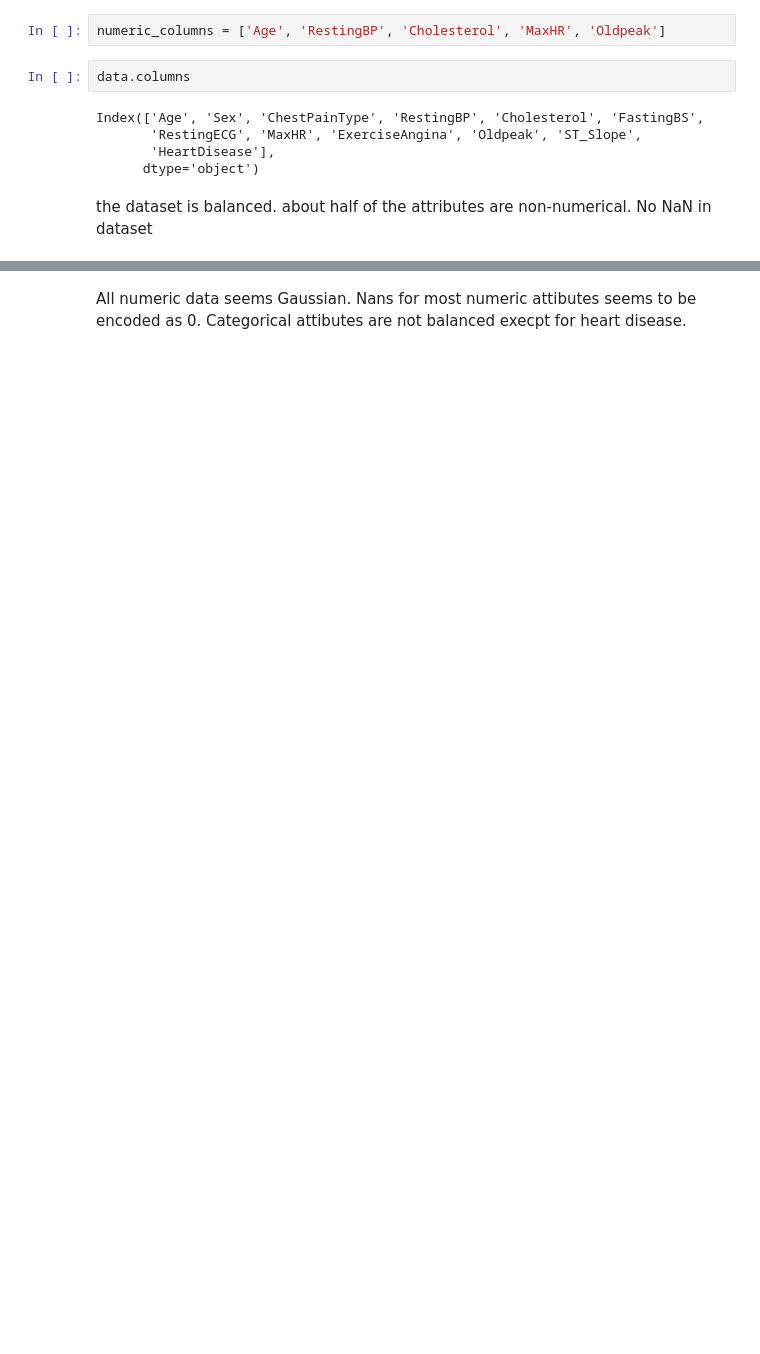
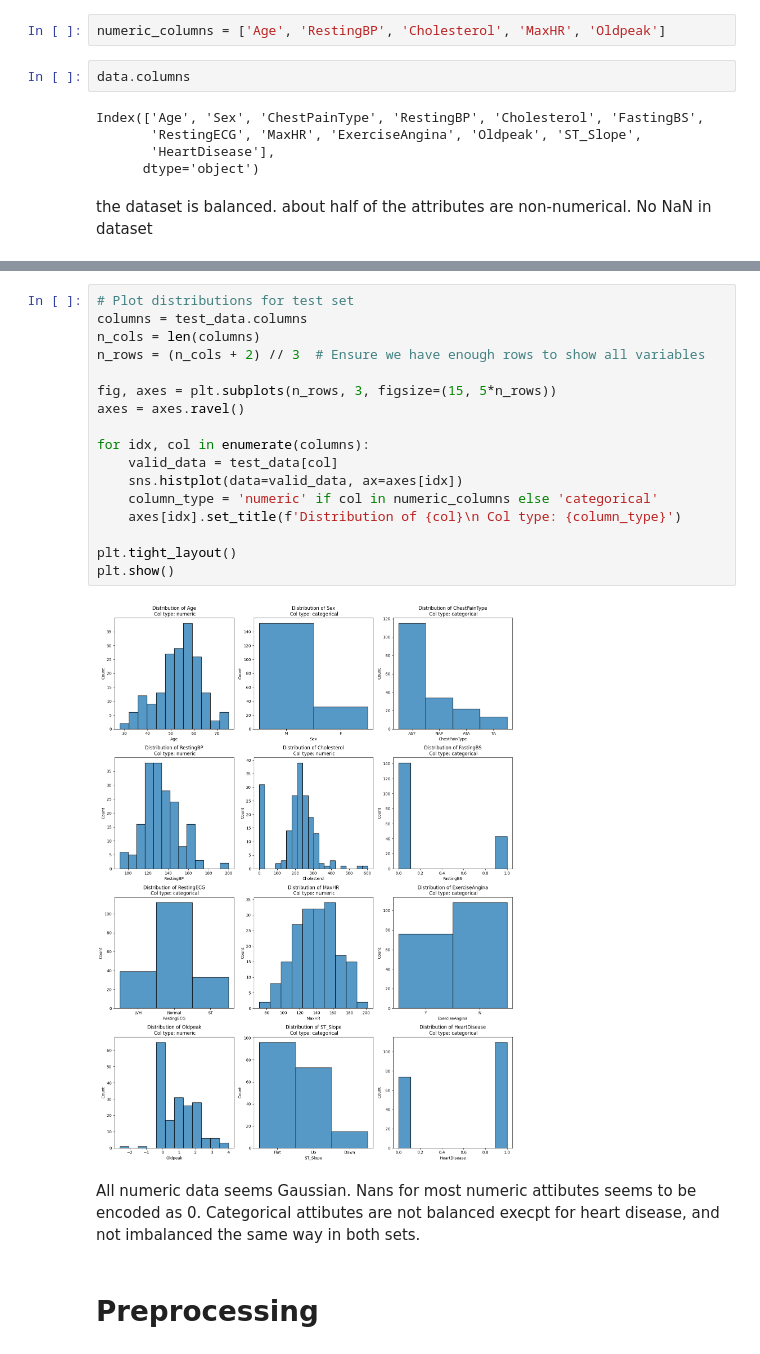
Before and after one commit to ArthGV/ml4h_2, a Jupyter notebook: 1_Q1.ipynb, the cells around one changed output, grey strips where cells are left out. Cells and saved outputs as stored; diff of their text form; blank space fills up the shorter version.

```diff
--- a/1_Q1.ipynb
+++ b/1_Q1.ipynb
@@ -96,5 +100,26 @@ plt.tight_layout()
 plt.show()
 # %% [output]
 [figure]
+# %%
+# Plot distributions for test set
+columns = test_data.columns
+n_cols = len(columns)
+n_rows = (n_cols + 2) // 3  # Ensure we have enough rows to show all variables
+
+fig, axes = plt.subplots(n_rows, 3, figsize=(15, 5*n_rows))
+axes = axes.ravel()
+
+for idx, col in enumerate(columns):
+    valid_data = test_data[col]
+    sns.histplot(data=valid_data, ax=axes[idx])
+    column_type = 'numeric' if col in numeric_columns else 'categorical'
+    axes[idx].set_title(f'Distribution of {col}\n Col type: {column_type}')
+
+plt.tight_layout()
+plt.show()
+# %% [output]
+[figure, added]
 # %% [markdown]
-All numeric data seems Gaussian. Nans for most numeric attibutes seems to be encoded as 0. Categorical attibutes are not balanced execpt for heart disease.
+All numeric data seems Gaussian. Nans for most numeric attibutes seems to be encoded as 0. Categorical attibutes are not balanced execpt for heart disease, and not imbalanced the same way in both sets.
+# %% [markdown]
+# Preprocessing
```
Also changed, not shown: parts of 9 cells of this notebook, 7 other files.
